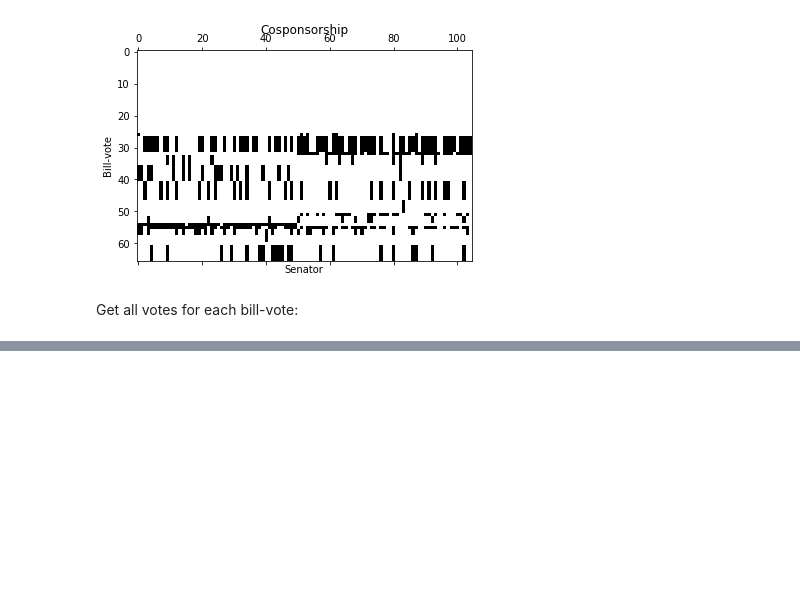
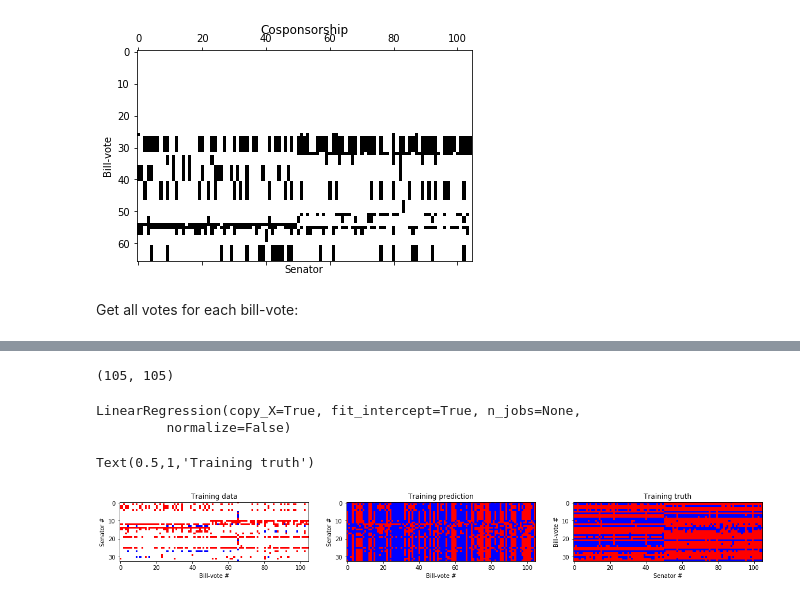
Before and after one commit to roman-bachmann/US-Senators, a Jupyter notebook: notebooks/cnn-congress-115-cosponsors.ipynb, the cells around one changed output, grey strips where cells are left out. Cells and saved outputs as stored; diff of their text form; code cells hidden in the pictures; blank space fills up the shorter version.

```diff
--- a/notebooks/cnn-congress-115-cosponsors.ipynb
+++ b/notebooks/cnn-congress-115-cosponsors.ipynb
@@ -243,0 +281,4 @@ time: 3s (wall 1s)
+# %%
+Laplacian.shape
+# %% [output]
+(105, 105)
@@ -243,0 +291,38 @@ time: 3s (wall 1s)
+# %%
+M=np.zeros((K,K))
+Ym = np.zeros(K)
+for i in range(K):
+    for j in range(K):
+        M[i,j] = np.sum(tX[i] * tX[j])
+    Ym[i] = np.sum(tX[i] * y_train)
+# %%
+from sklearn import linear_model
+reg = linear_model.LinearRegression()
+# %%
+reg.fit(M, Ym)
+# %% [output]
+LinearRegression(copy_X=True, fit_intercept=True, n_jobs=None,
+         normalize=False)
+# %%
+theta = reg.coef_
+# %%
+Pred = sum([theta[i]*j for i, j in enumerate(tX)])
+fig = plt.figure(figsize=(20,10))
+plt.subplot(1,3,1)
+plt.imshow(X_train, vmax = 1, vmin= -1, cmap = mycmap)
+plt.xlabel('Bill-vote #')
+plt.ylabel('Senator #')
+plt.title('Training data')
+plt.subplot(1,3,2)
+plt.imshow((Pred-Pred.mean(axis=1)[:,np.newaxis])>0, vmax = 1, vmin= -1, cmap = mycmap)
+plt.xlabel('Bill-vote #')
+plt.ylabel('Senator #')
+plt.title('Training prediction')
+plt.subplot(1,3,3)
+plt.imshow(y_train, vmax = 1, vmin=-1, cmap = mycmap)
+plt.xlabel('Senator #')
+plt.ylabel('Bill-vote #')
+plt.title('Training truth')
+# %% [output]
+Text(0.5,1,'Training truth')
+[figure, added]
```
Also changed, not shown: parts of 38 cells of this notebook, 3 other files.
